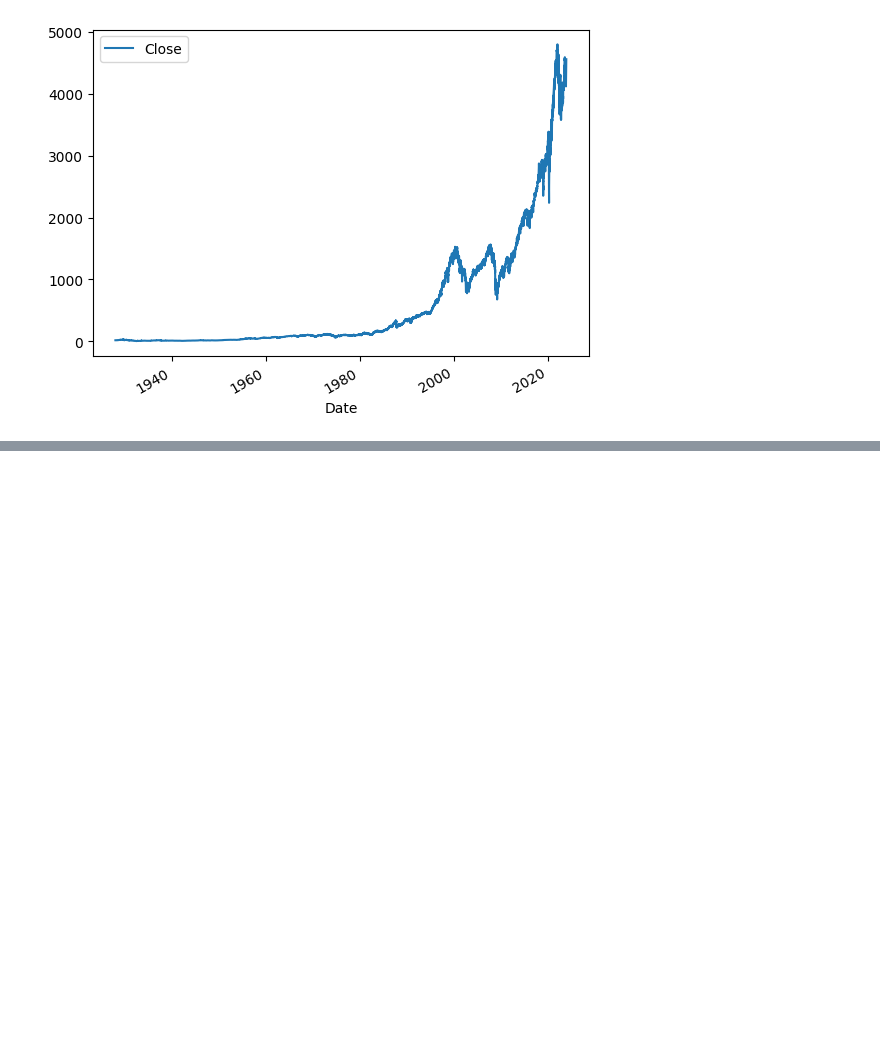
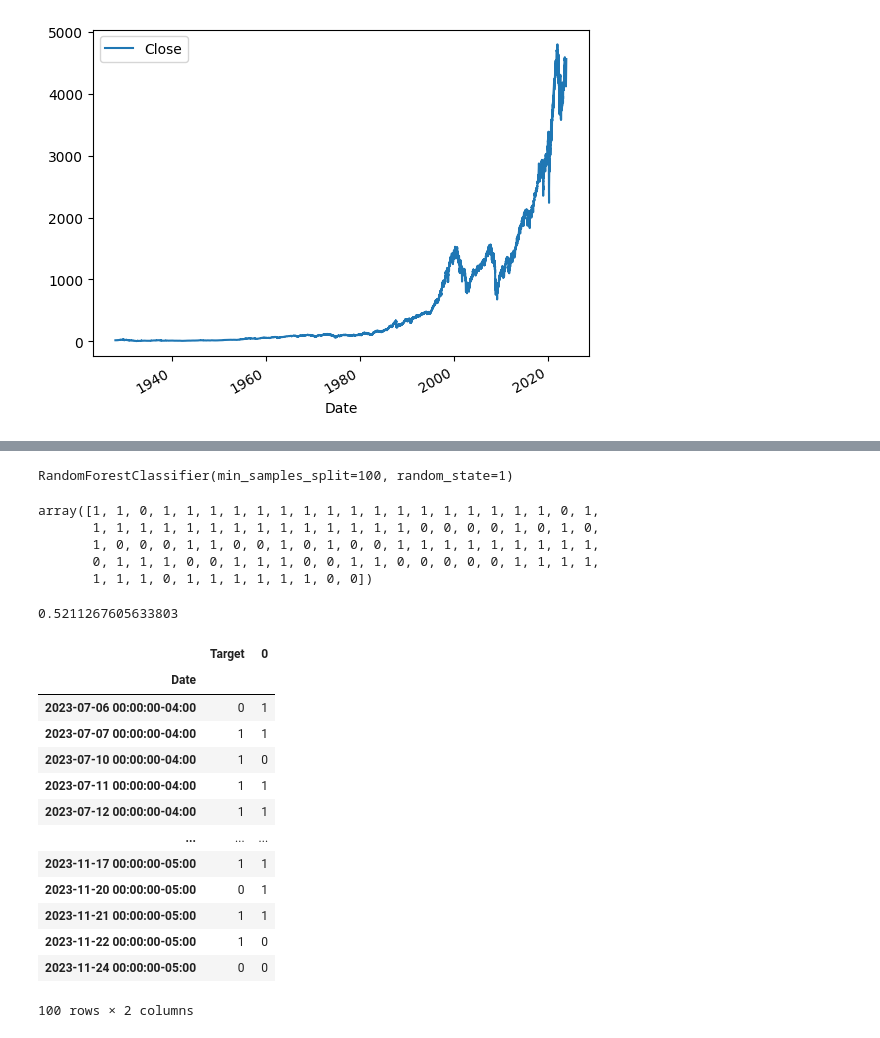
Before and after one commit to SaumikDana/Machine_Learning_Trading, a Jupyter notebook: ml_trading.ipynb, the cells around one changed output, grey strips where cells are left out. Saved outputs shown, nothing was run; the diff lists cells and outputs as text; code cells hidden in the pictures; blank space fills up the shorter version.

```diff
--- a/ml_trading.ipynb
+++ b/ml_trading.ipynb
@@ -74,0 +64,14 @@ sp500
+# %%
+model.fit(train[predictors],train["Target"])
+# %% [output]
+RandomForestClassifier(min_samples_split=100, random_state=1)
+# %%
+from sklearn.metrics import precision_score
+preds=model.predict(test[predictors])
+preds
+# %% [output]
+array([1, 1, 0, 1, 1, 1, 1, 1, 1, 1, 1, 1, 1, 1, 1, 1, 1, 1, 1, 1, 0, 1,
+       1, 1, 1, 1, 1, 1, 1, 1, 1, 1, 1, 1, 1, 1, 0, 0, 0, 0, 1, 0, 1, 0,
+       1, 0, 0, 0, 1, 1, 0, 0, 1, 0, 1, 0, 0, 1, 1, 1, 1, 1, 1, 1, 1, 1,
+       0, 1, 1, 1, 0, 0, 1, 1, 1, 0, 0, 1, 1, 0, 0, 0, 0, 0, 1, 1, 1, 1,
+       1, 1, 1, 0, 1, 1, 1, 1, 1, 1, 0, 0])
@@ -74,0 +82,4 @@ sp500
+# %%
+precision_score(test["Target"], preds)
+# %% [output]
+0.5211267605633803
@@ -74,0 +88,17 @@ sp500
+# %%
+combined
+# %% [output]
+|  | Target | 0 |
+| Date |  |  |
+| 2023-07-06 00:00:00-04:00 | 0 | 1 |
+| 2023-07-07 00:00:00-04:00 | 1 | 1 |
+| 2023-07-10 00:00:00-04:00 | 1 | 0 |
+| 2023-07-11 00:00:00-04:00 | 1 | 1 |
+| 2023-07-12 00:00:00-04:00 | 1 | 1 |
+| ... | ... | ... |
+| 2023-11-17 00:00:00-05:00 | 1 | 1 |
+| 2023-11-20 00:00:00-05:00 | 0 | 1 |
+| 2023-11-21 00:00:00-05:00 | 1 | 1 |
+| 2023-11-22 00:00:00-05:00 | 1 | 0 |
+| 2023-11-24 00:00:00-05:00 | 0 | 0 |
+100 rows × 2 columns
```
Also changed, not shown: parts of 10 cells of this notebook.
